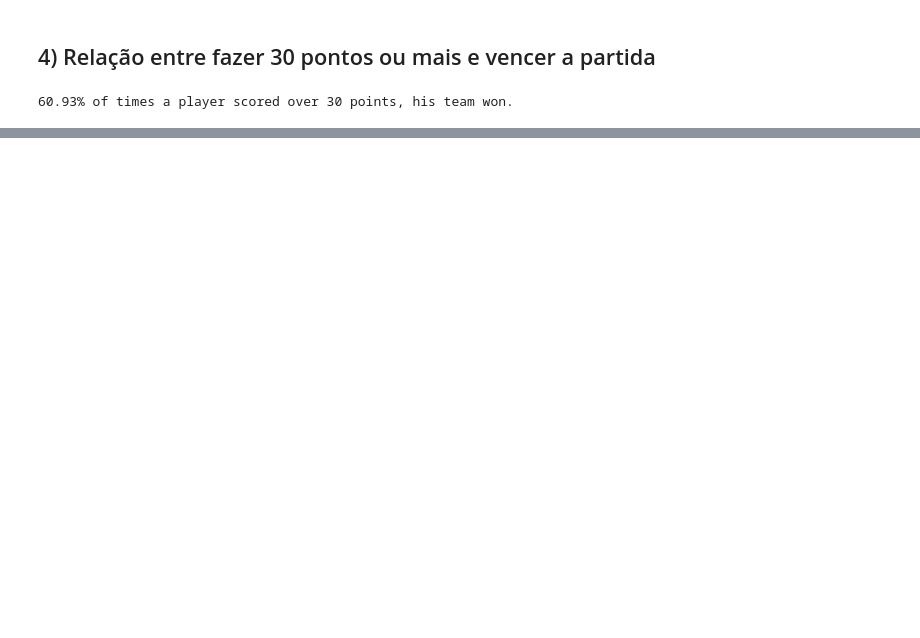
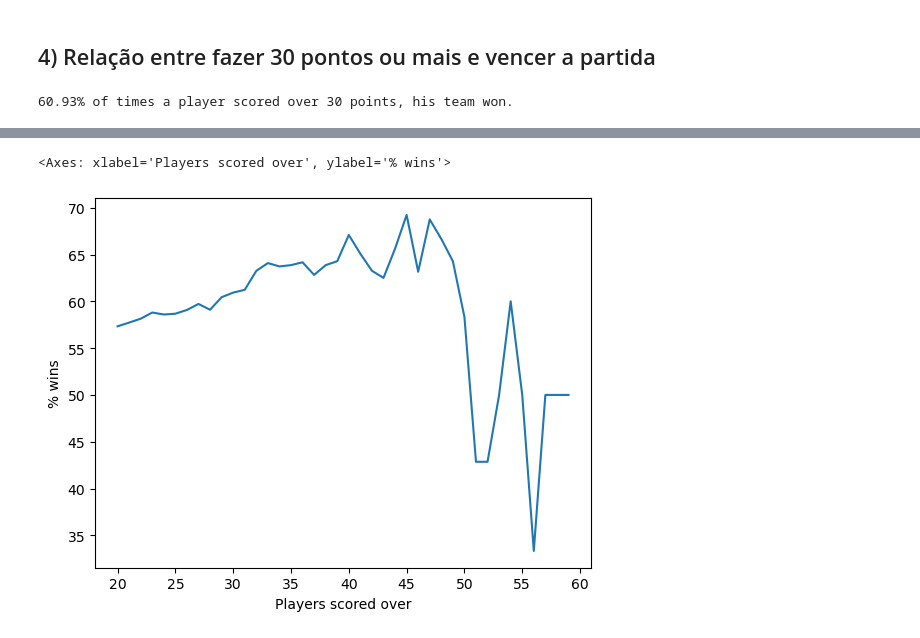
Before and after one commit to phmuniz/data-analysis-nba, a Jupyter notebook: data_analysis_nba.ipynb, the cells around one changed output, grey strips where cells are left out. Cells and saved outputs as stored; diff of their text form; code cells hidden in the pictures; blank space fills up the shorter version.

```diff
--- a/data_analysis_nba.ipynb
+++ b/data_analysis_nba.ipynb
@@ -71,0 +74,20 @@ print(f'{res:.2f}% of times a player scored over 30 points, his team won.')
+# %%
+data_points_win = {
+    "Players scored over": [],
+    "% wins": []
+}
+
+result_win = data['Res'] == 'W'
+
+for pts in range(20, 60):
+    players_over_pts = data['PTS'] >= pts
+
+    amount_games_player_over_pts = len(data[players_over_pts])
+    amount_games_player_over_pts_and_his_team_won = len(data[players_over_pts & result_win])
+
+    win_prob = (amount_games_player_over_pts_and_his_team_won / amount_games_player_over_pts) * 100
+
+    data_points_win["Players scored over"].append(pts)
+    data_points_win["% wins"].append(win_prob)
+
+pd.DataFrame(data_points_win)
@@ -71,0 +112,5 @@ print(f'{res:.2f}% of times a player scored over 30 points, his team won.')
+# %%
+sns.lineplot(x="Players scored over", y="% wins", data=data_points_win)
+# %% [output]
+<Axes: xlabel='Players scored over', ylabel='% wins'>
+[figure, added]
```
Also changed, not shown: parts of 5 cells of this notebook.
